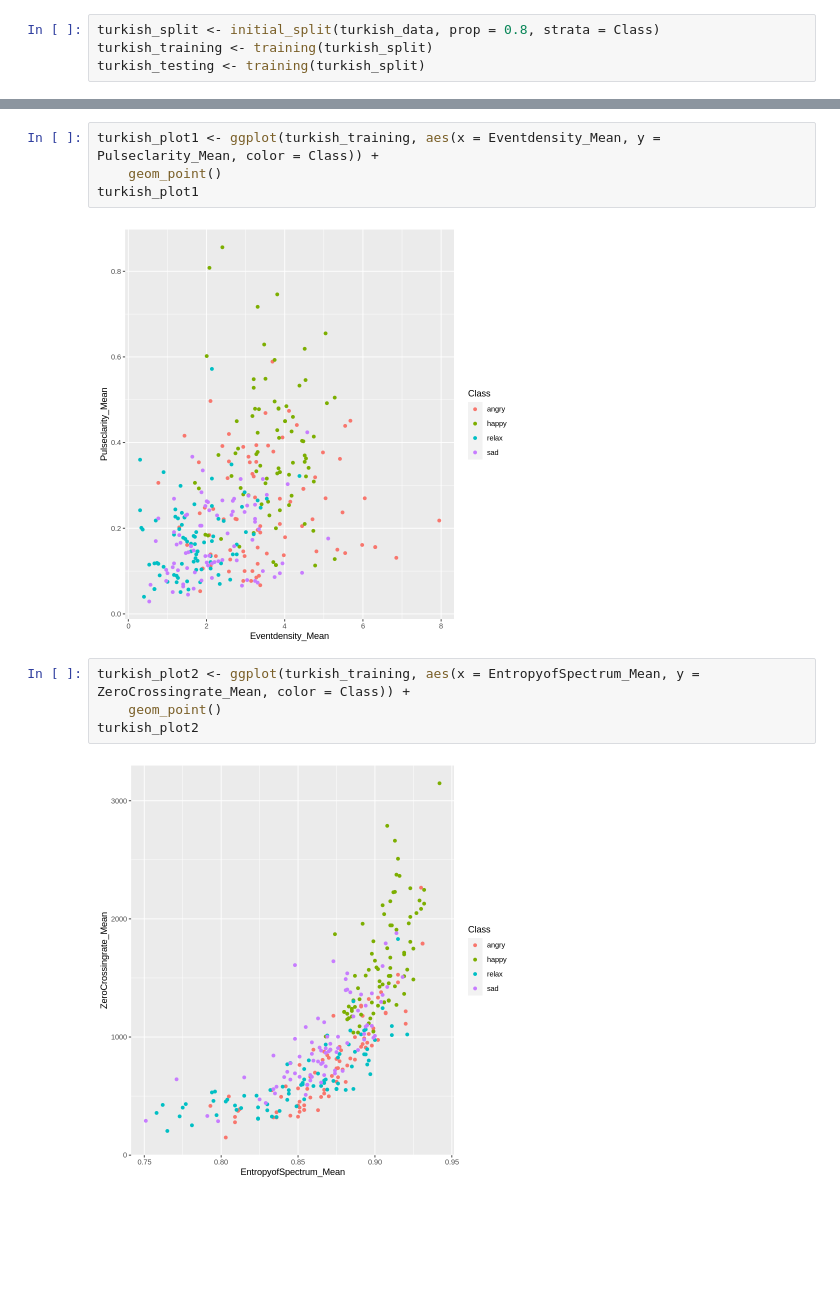
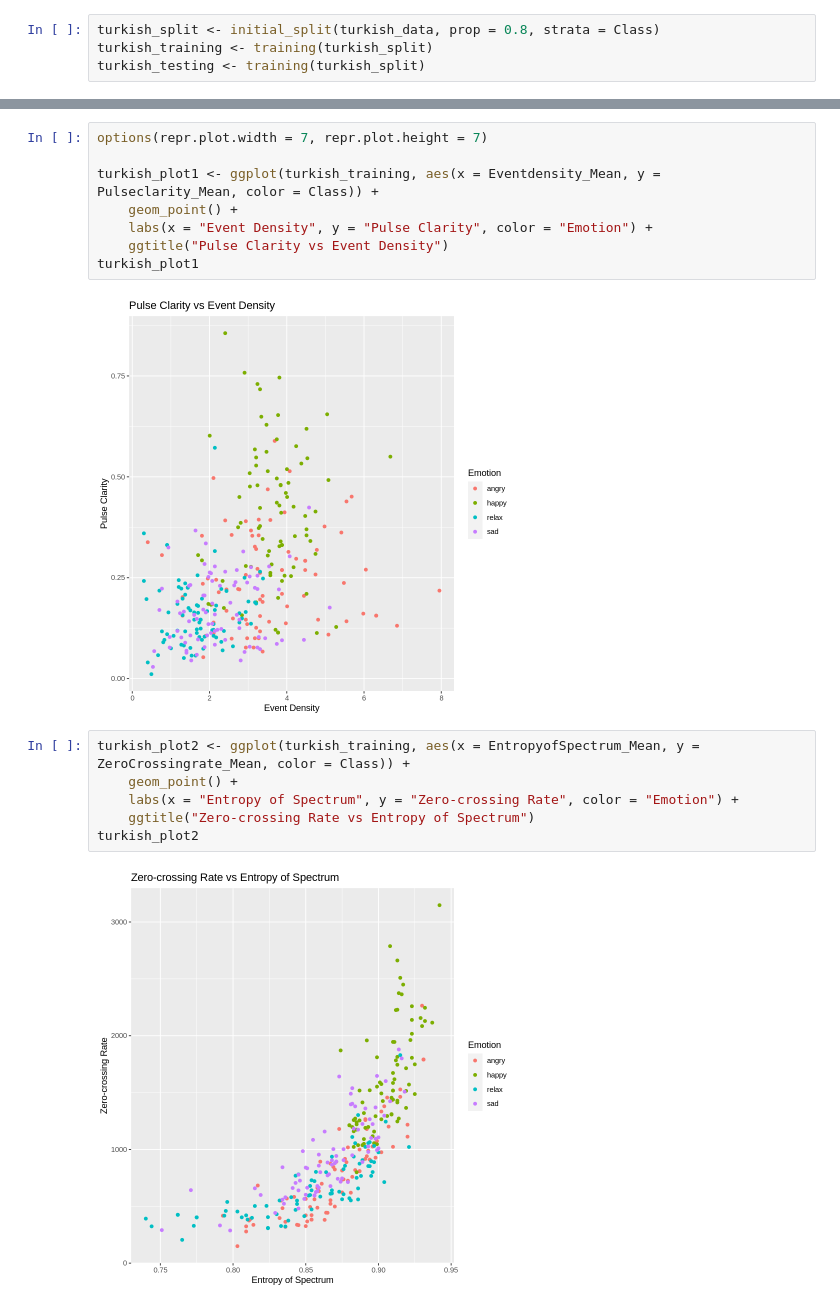
Before and after one commit to sonatuna/DSCI100-project, a Jupyter notebook: project_proposal.ipynb, the cells around one changed output, grey strips where cells are left out. Cells and saved outputs as stored; diff of their text form; blank space fills up the shorter version.

Commit message:
2 graphs with titles and resized

```diff
--- a/project_proposal.ipynb
+++ b/project_proposal.ipynb
@@ -102,12 +102,18 @@ A tibble: 4 × 19
 # %%
+options(repr.plot.width = 7, repr.plot.height = 7)
+
 turkish_plot1 <- ggplot(turkish_training, aes(x = Eventdensity_Mean, y = Pulseclarity_Mean, color = Class)) +
-    geom_point()
+    geom_point() +
+    labs(x = "Event Density", y = "Pulse Clarity", color = "Emotion") +
+    ggtitle("Pulse Clarity vs Event Density")
 turkish_plot1
 # %% [output]
-[figure, old version]
+[figure, new version]
 # %%
 turkish_plot2 <- ggplot(turkish_training, aes(x = EntropyofSpectrum_Mean, y = ZeroCrossingrate_Mean, color = Class)) +
-    geom_point()
+    geom_point() +
+    labs(x = "Entropy of Spectrum", y = "Zero-crossing Rate", color = "Emotion") +
+    ggtitle("Zero-crossing Rate vs Entropy of Spectrum")
 turkish_plot2
 # %% [output]
-[figure, old version]
+[figure, new version]
```
Also changed, not shown: parts of 2 cells of this notebook.
